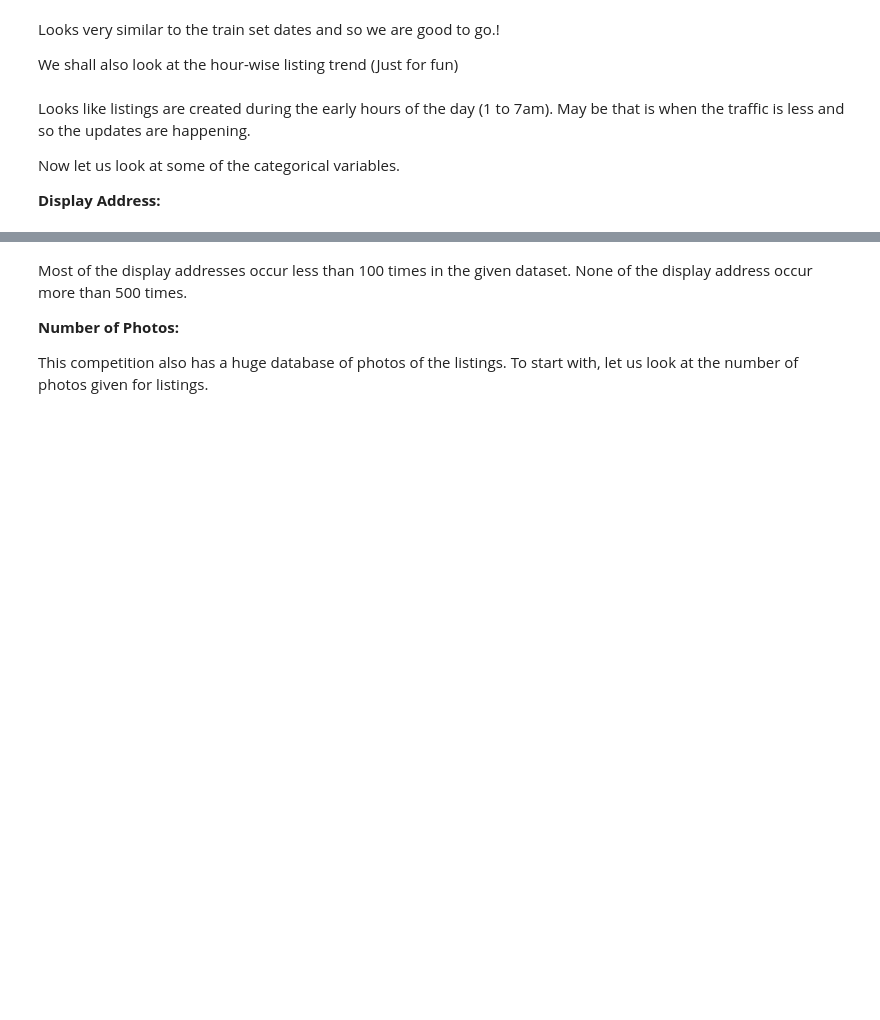
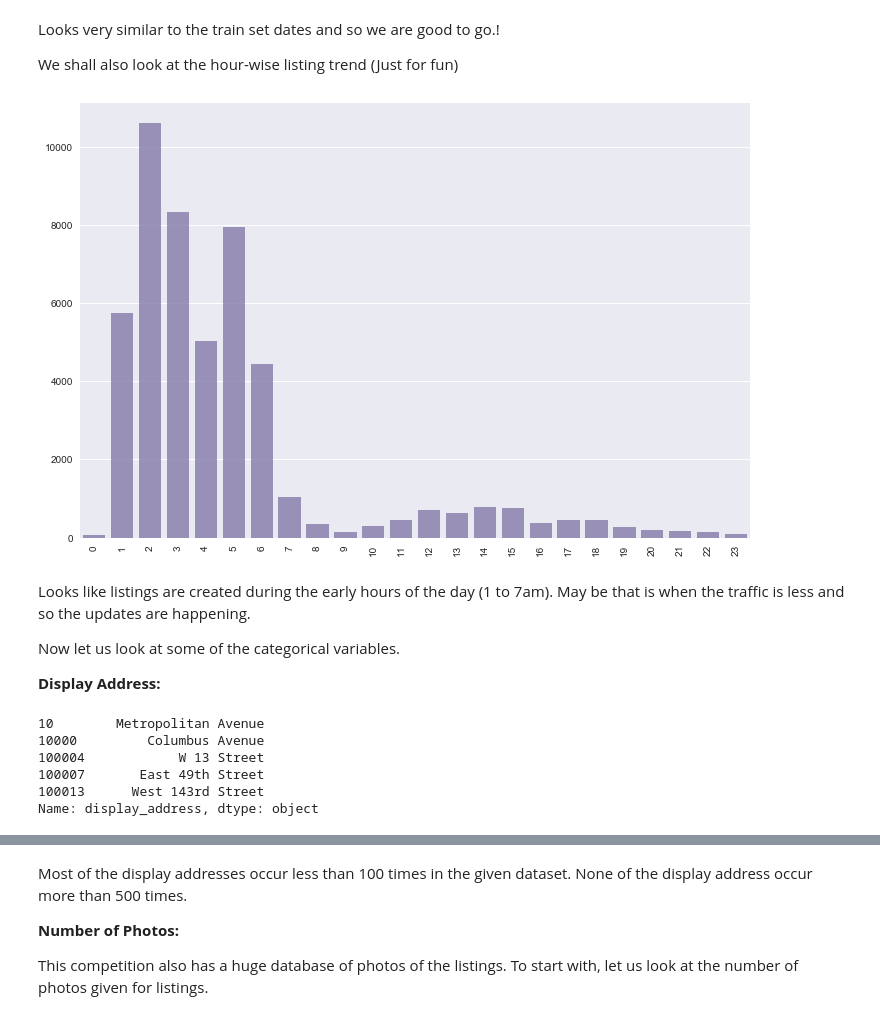
Before and after one commit to cfergusonlee/kaggle-practice, a Jupyter notebook: rental_listings/rental_listings.ipynb, the cells around one changed output, grey strips where cells are left out. Saved outputs shown, nothing was run; the diff lists cells and outputs as text; code cells hidden in the pictures; blank space fills up the shorter version.

```diff
--- a/rental_listings/rental_listings.ipynb
+++ b/rental_listings/rental_listings.ipynb
@@ -277,17 +281,28 @@ We shall also look at the hour-wise listing trend (Just for fun)
 # %%
 train_df["hour_created"] = train_df["created"].dt.hour
 cnt_srs = train_df['hour_created'].value_counts()
 
-plt.figure(figsize=(12,6))
+plt.figure(figsize=(12,8))
 sns.barplot(cnt_srs.index, cnt_srs.values, alpha=0.8, color=color[3])
 plt.xticks(rotation='vertical')
 plt.show()
+# %% [output]
+[figure, added]
 # %% [markdown]
 Looks like listings are created during the early hours of the day (1 to 7am). May be that is when the traffic is less and so the updates are happening.
 
 Now let us look at some of the categorical variables.
 
 **Display Address:**
+# %%
+train_df['display_address'].head()
+# %% [output]
+10        Metropolitan Avenue
+10000         Columbus Avenue
+100004            W 13 Street
+100007       East 49th Street
+100013      West 143rd Street
+Name: display_address, dtype: object
 # %%
 cnt_srs = train_df.groupby('display_address')['display_address'].count()
 
```
Also changed, not shown: parts of 9 cells of this notebook, 23 other files.
